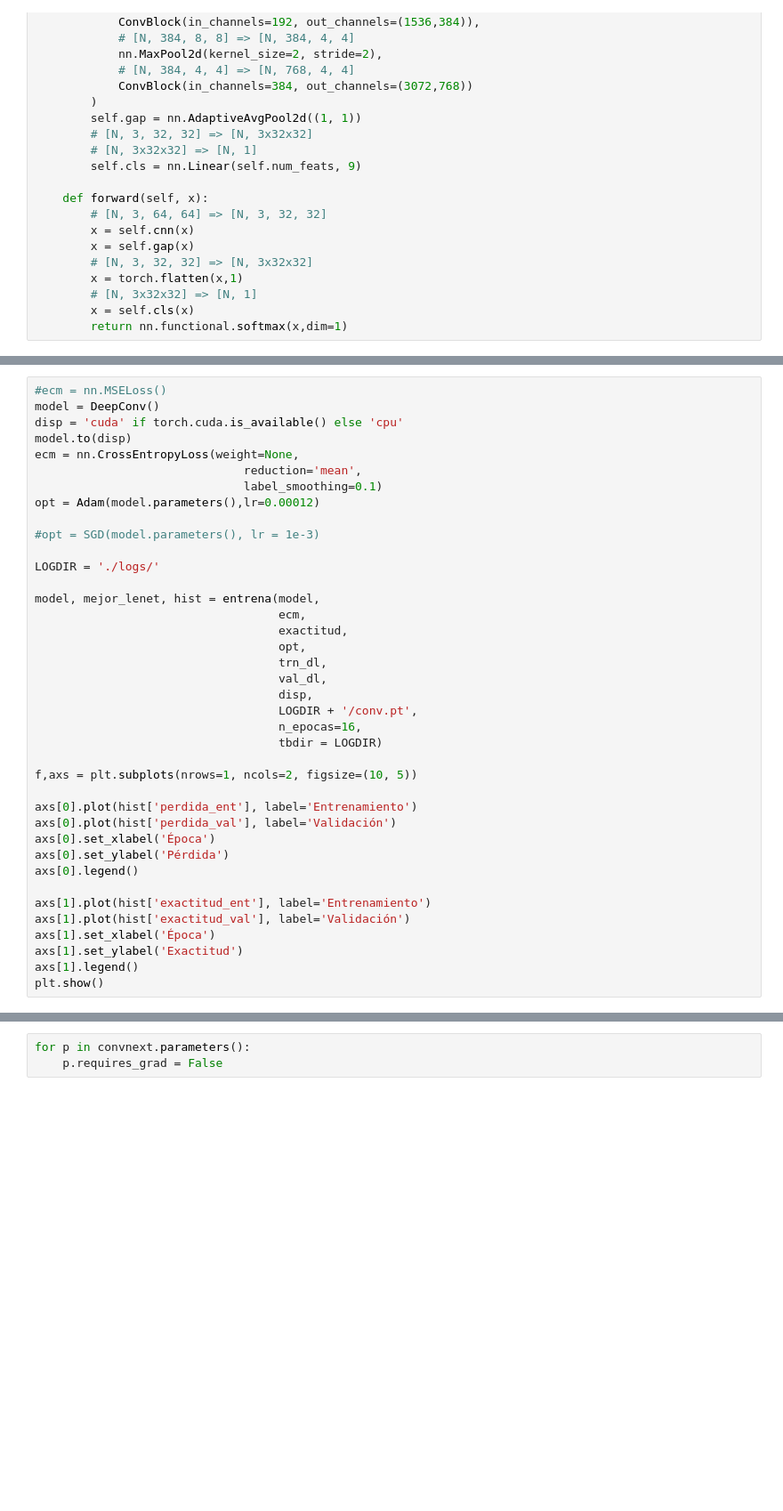
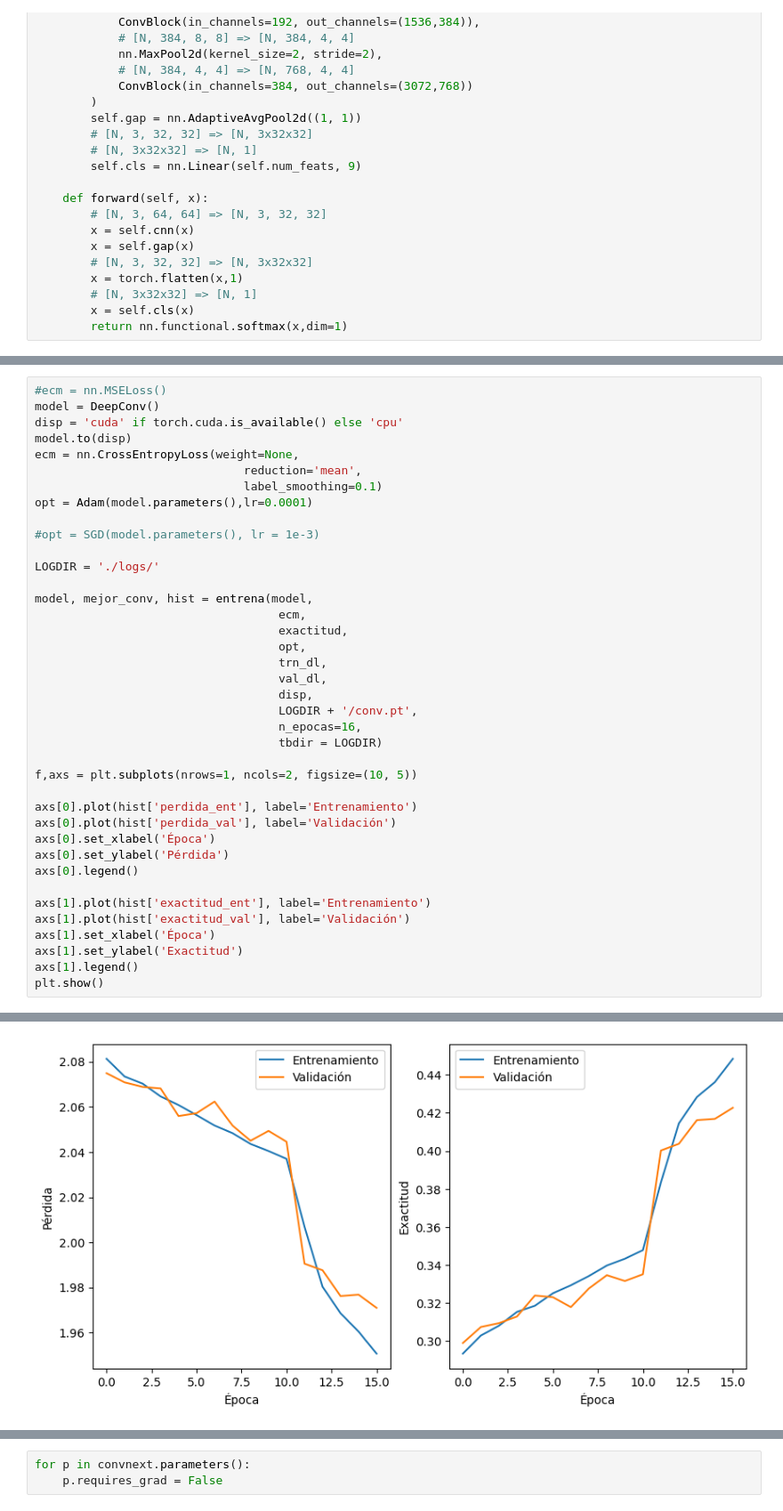
Before and after one commit to sergioar3143/AprendizajeProfundo, a Jupyter notebook: Tarea2_Redes_convolucionales_y_transferencia.ipynb, the cells around one changed output, grey strips where cells are left out. Shown at 89% size. Cells and saved outputs as stored; diff of their text form; blank space fills up the shorter version.

```diff
--- a/Tarea2_Redes_convolucionales_y_transferencia.ipynb
+++ b/Tarea2_Redes_convolucionales_y_transferencia.ipynb
@@ -556,13 +599,13 @@ model.to(disp)
 ecm = nn.CrossEntropyLoss(weight=None,
                               reduction='mean',
                               label_smoothing=0.1)
-opt = Adam(model.parameters(),lr=0.00012)
+opt = Adam(model.parameters(),lr=0.0001)
 
 #opt = SGD(model.parameters(), lr = 1e-3)
 
 LOGDIR = './logs/'
 
-model, mejor_lenet, hist = entrena(model,
+model, mejor_conv, hist = entrena(model,
                                    ecm,
                                    exactitud,
                                    opt,
@@ -591,0 +651 @@ plt.show()
+[figure, added]
```
Also changed, not shown: parts of 37 cells of this notebook.
